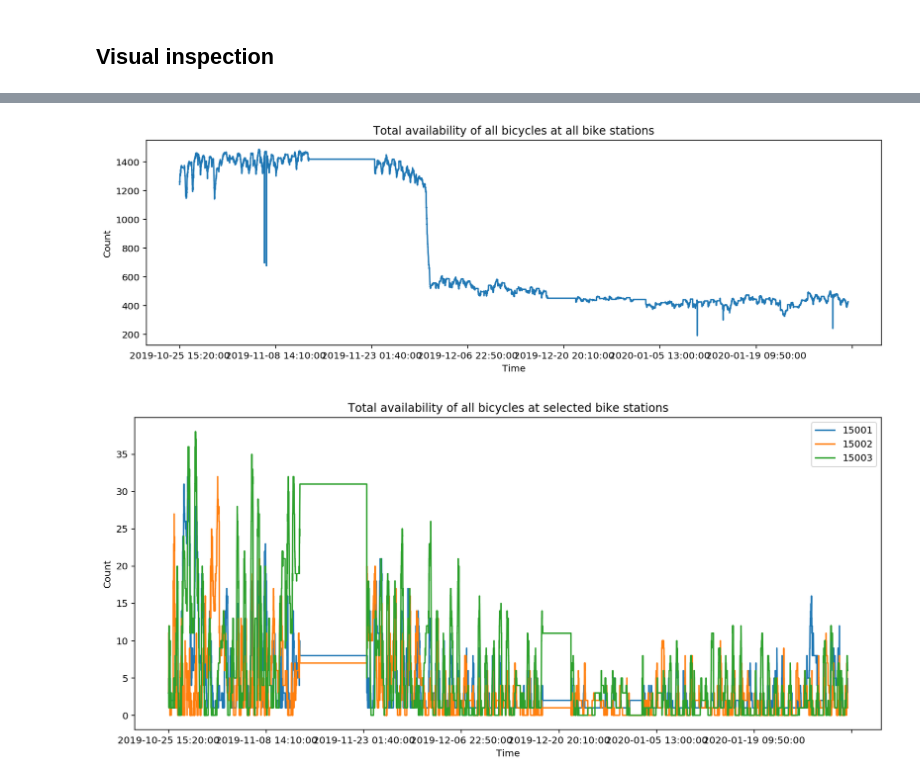
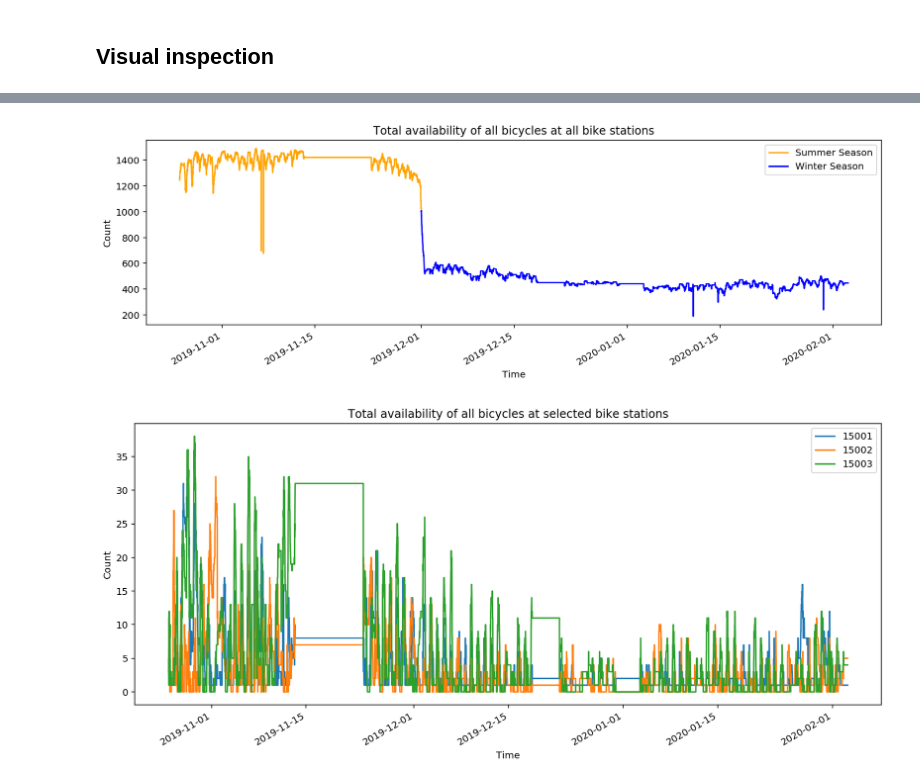
Before and after one commit to mariuszrokita/wroclawski-rower-miejski, a Jupyter notebook: bikeavailability/notebooks/02-exploratory-data-analysis.ipynb, the cells around one changed output, grey strips where cells are left out. Cells and saved outputs as stored; diff of their text form; code cells hidden in the pictures.

```diff
--- a/bikeavailability/notebooks/02-exploratory-data-analysis.ipynb
+++ b/bikeavailability/notebooks/02-exploratory-data-analysis.ipynb
@@ -50,6 +54,6 @@ filepath = os.path.join(download_location_base, "azureml", last_step[0].id, data
 # %%
 # load data
-df = pd.read_csv(filepath)
+df = pd.read_csv(filepath, parse_dates=['Timestamp'])
 df = df.set_index('Timestamp')
 # %% [markdown]
 ## Quick verification of datasets
@@ -86,2 +109,4 @@ df.tail()
+# %%
+df['Summer Season'] = df.index.to_series().apply(lambda x: x.month not in [12,1,2])
 # %% [markdown]
 ## Visual inspection
@@ -88,14 +145,17 @@ df.tail()
 # %%
-ax = df.sum(axis=1).plot(figsize=(14,4))
+plt.figure(figsize=(14,4))
+ax = df[ df['Summer Season'] == True ].sum(axis=1).plot(color='orange')
+ax = df[ df['Summer Season'] == False ].sum(axis=1).plot(color='b')
 ax.set_title('Total availability of all bicycles at all bike stations')
 ax.set_xlabel('Time')
-ax.set_ylabel('Count');
+ax.set_ylabel('Count')
+ax.legend(['Summer Season', 'Winter Season']);
 # %% [output]
-[figure, old version]
+[figure, new version]
 # %%
 ax = df[['15001', '15002', '15003']].plot(figsize=(14,6))
 ax.set_title('Total availability of all bicycles at selected bike stations')
 ax.set_xlabel('Time')
 ax.set_ylabel('Count');
 # %% [output]
-[figure, old version]
+[figure, new version]
```
Also changed, not shown: parts of 20 cells of this notebook.
